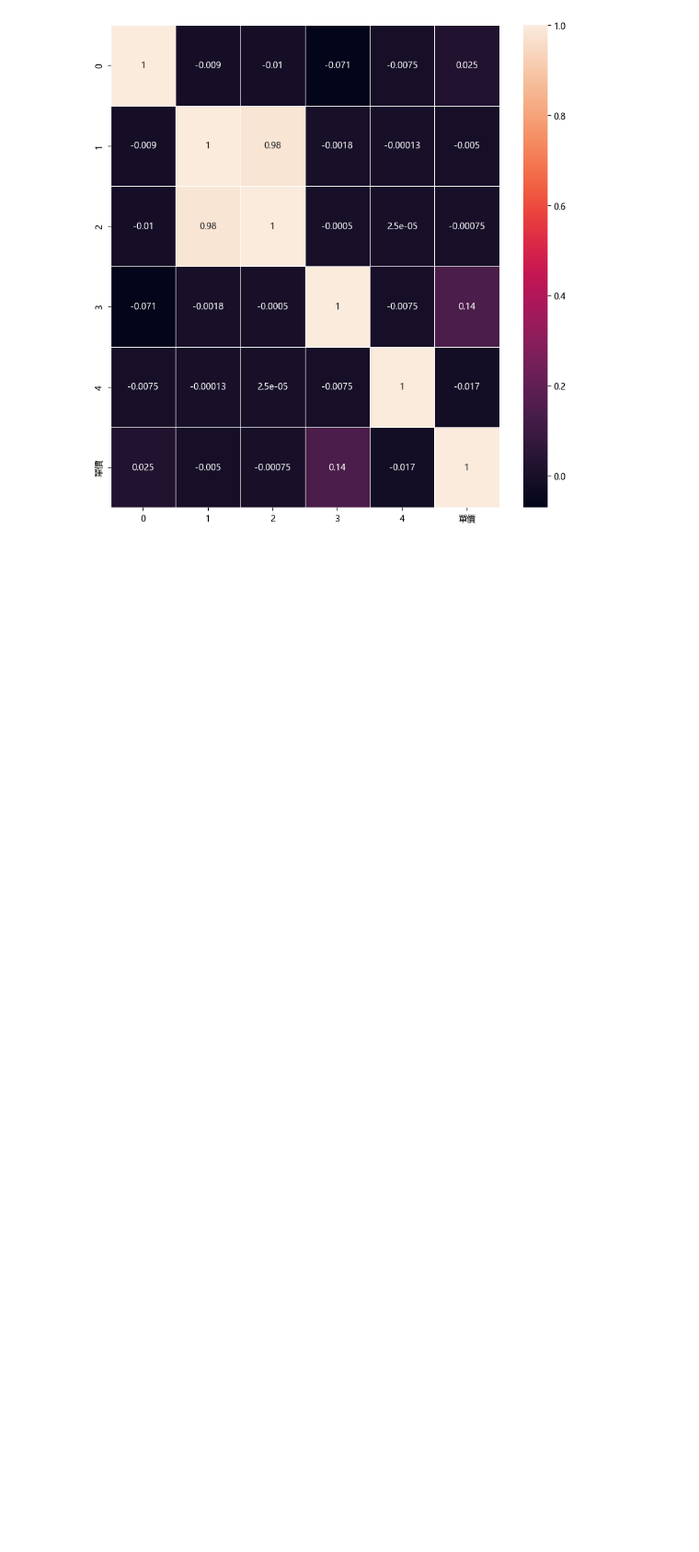
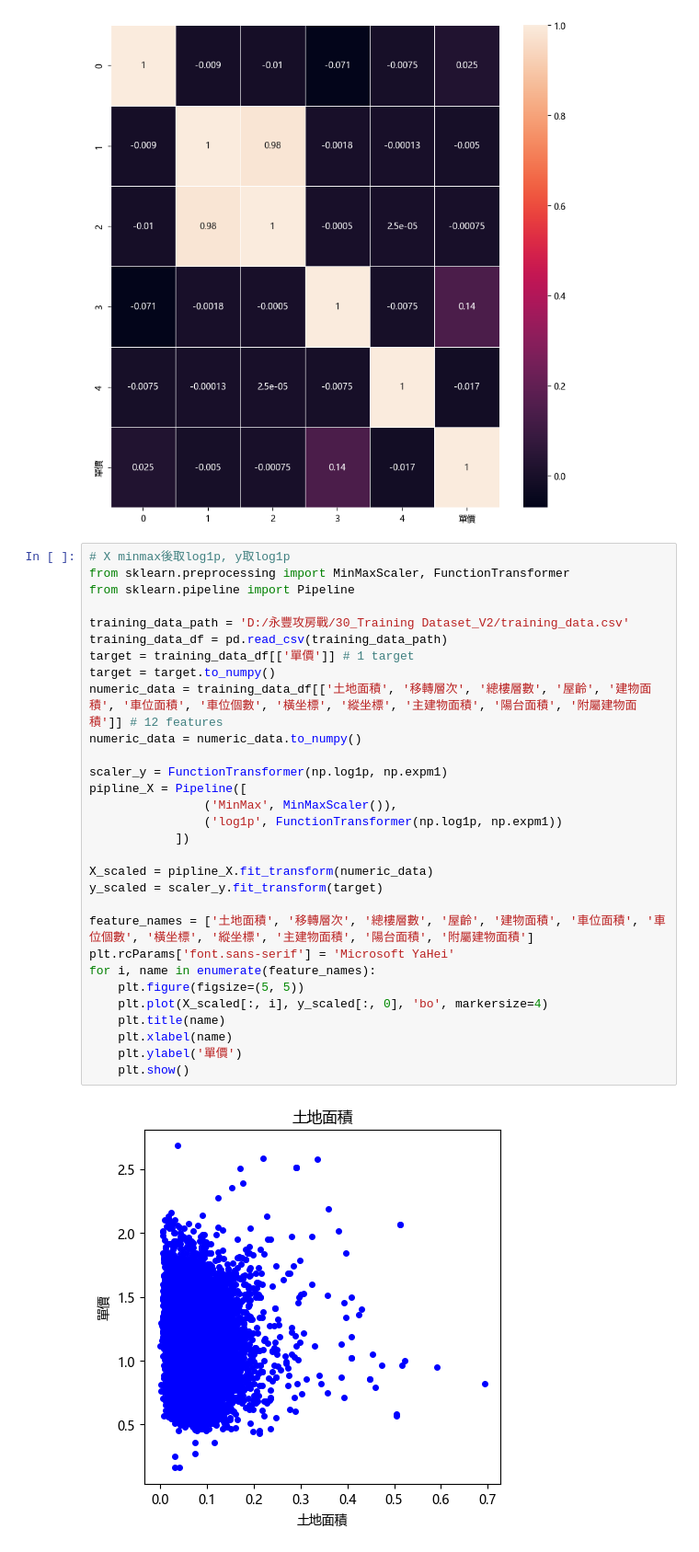
Before and after one commit to kpliao1206/Real_estate_value, a Jupyter notebook: Data_analyze.ipynb, the cells around one changed output. Shown at 92% size. Saved outputs shown, nothing was run; the diff lists cells and outputs as text; blank space fills up the shorter version.

```diff
--- a/Data_analyze.ipynb
+++ b/Data_analyze.ipynb
@@ -263,3 +256,35 @@ sns.heatmap(new_features_pd.corr(), annot=True, linewidth=0.5)
 plt.show()
 # %% [output]
 [figure]
+# %%
+# X minmax後取log1p, y取log1p
+from sklearn.preprocessing import MinMaxScaler, FunctionTransformer
+from sklearn.pipeline import Pipeline
+
+training_data_path = 'D:/永豐攻房戰/30_Training Dataset_V2/training_data.csv'
+training_data_df = pd.read_csv(training_data_path)
+target = training_data_df[['單價']] # 1 target
+target = target.to_numpy()
+numeric_data = training_data_df[['土地面積', '移轉層次', '總樓層數', '屋齡', '建物面積', '車位面積', '車位個數', '橫坐標', '縱坐標', '主建物面積', '陽台面積', '附屬建物面積']] # 12 features
+numeric_data = numeric_data.to_numpy()
+
+scaler_y = FunctionTransformer(np.log1p, np.expm1)
+pipline_X = Pipeline([
+                ('MinMax', MinMaxScaler()),
+                ('log1p', FunctionTransformer(np.log1p, np.expm1))
+            ])
+
+X_scaled = pipline_X.fit_transform(numeric_data)
+y_scaled = scaler_y.fit_transform(target)
+
+feature_names = ['土地面積', '移轉層次', '總樓層數', '屋齡', '建物面積', '車位面積', '車位個數', '橫坐標', '縱坐標', '主建物面積', '陽台面積', '附屬建物面積']
+plt.rcParams['font.sans-serif'] = 'Microsoft YaHei'
+for i, name in enumerate(feature_names):
+    plt.figure(figsize=(5, 5))
+    plt.plot(X_scaled[:, i], y_scaled[:, 0], 'bo', markersize=4)
+    plt.title(name)
+    plt.xlabel(name)
+    plt.ylabel('單價')
+    plt.show()
+# %% [output]
+[figure, added]
```
Also changed, not shown: parts of 4 cells of this notebook, 1 other file.
